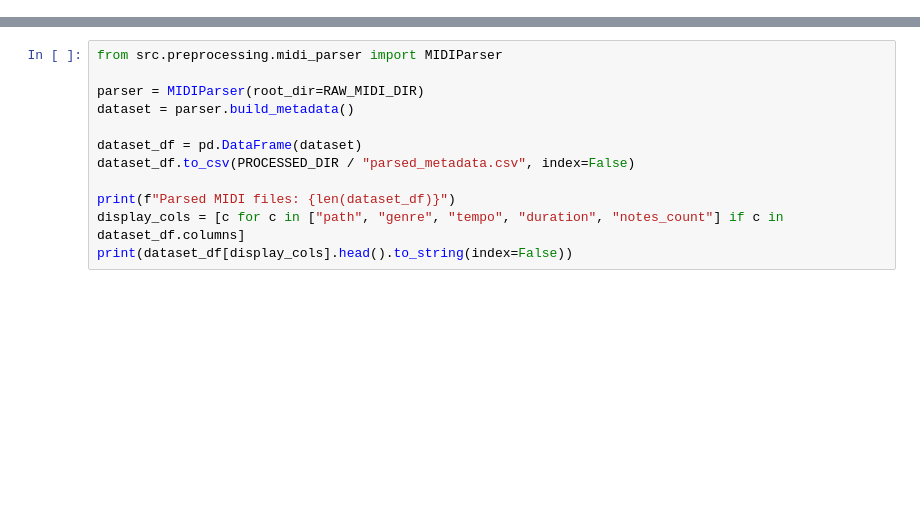
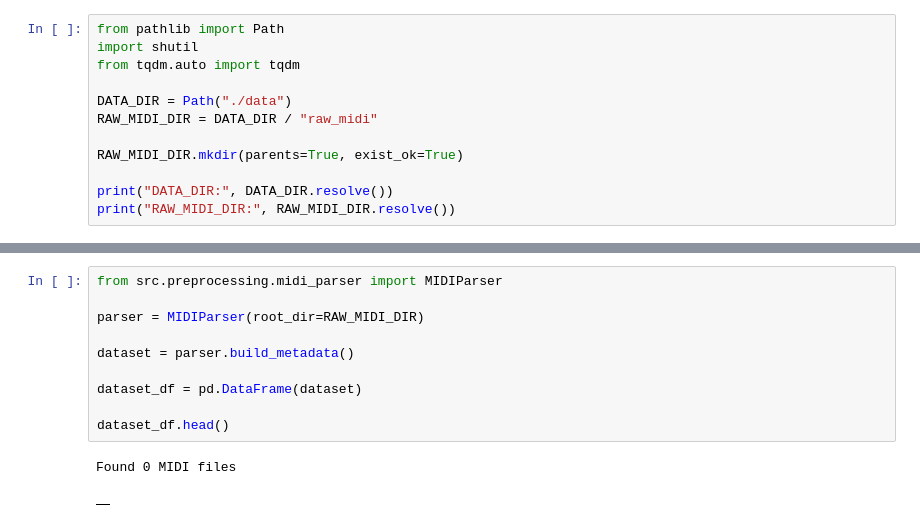
Before and after one commit to TalhaIslam1729/music-generation-unsupervised, a Jupyter notebook: notebooks/preprocessing.ipynb, the cells around one changed output, grey strips where cells are left out. Cells and saved outputs as stored; diff of their text form; blank space fills up the shorter version.

```diff
--- a/notebooks/preprocessing.ipynb
+++ b/notebooks/preprocessing.ipynb
@@ -199,0 +118,12 @@ print(manifest.head(3).to_string(index=False))
+# %%
+from pathlib import Path
+import shutil
+from tqdm.auto import tqdm
+
+DATA_DIR = Path("./data")
+RAW_MIDI_DIR = DATA_DIR / "raw_midi"
+
+RAW_MIDI_DIR.mkdir(parents=True, exist_ok=True)
+
+print("DATA_DIR:", DATA_DIR.resolve())
+print("RAW_MIDI_DIR:", RAW_MIDI_DIR.resolve())
@@ -200,12 +172,13 @@ print(manifest.head(3).to_string(index=False))
 # %%
 from src.preprocessing.midi_parser import MIDIParser
 
 parser = MIDIParser(root_dir=RAW_MIDI_DIR)
+
 dataset = parser.build_metadata()
 
 dataset_df = pd.DataFrame(dataset)
-dataset_df.to_csv(PROCESSED_DIR / "parsed_metadata.csv", index=False)
 
-print(f"Parsed MIDI files: {len(dataset_df)}")
-display_cols = [c for c in ["path", "genre", "tempo", "duration", "notes_count"] if c in dataset_df.columns]
-print(dataset_df[display_cols].head().to_string(index=False))
+dataset_df.head()
+# %% [output]
+Found 0 MIDI files
+|  |
```
Also changed, not shown: parts of 21 cells of this notebook.
